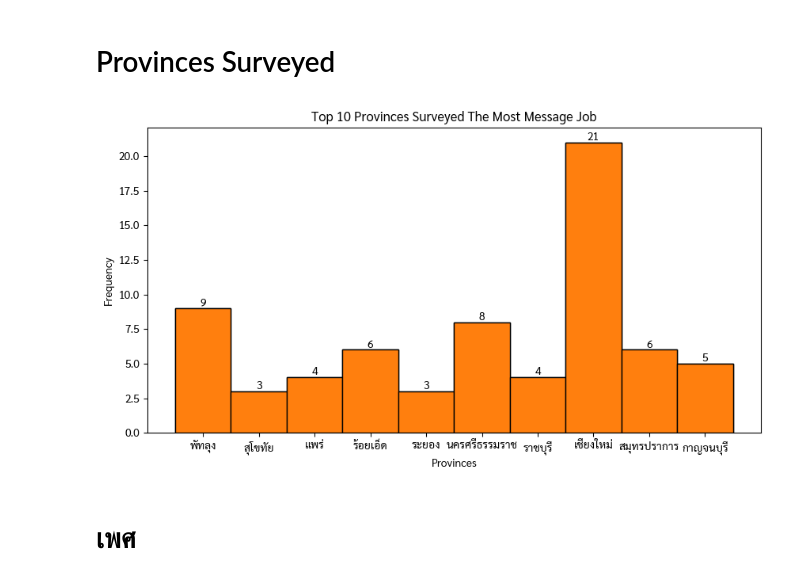
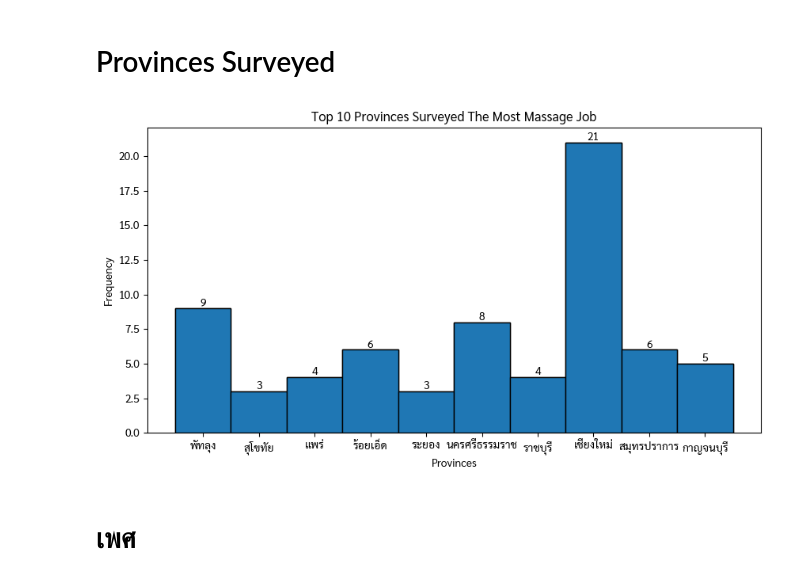
Before and after one commit to PoomTheerapat/National-Job-Survey, a Jupyter notebook: Analysis-New.ipynb, the cells around one changed output. Cells and saved outputs as stored; diff of their text form; code cells hidden in the pictures.

Commit message:
Completed Anaylze | Untrack data files

```diff
--- a/Analysis-New.ipynb
+++ b/Analysis-New.ipynb
@@ -189,30 +189,30 @@ for i in data.columns:
 # %%
 # Assuming massage is your DataFrame
 top_3_provinces = data['จังหวัดที่สำรวจ'].value_counts().nlargest(10).index
 
 plt.figure(figsize=(10, 5))
 
 # Filter the data for the top 3 provinces
 filtered_data = data[data['จังหวัดที่สำรวจ'].isin(top_3_provinces)]
 
-plt.hist(filtered_data['จังหวัดที่สำรวจ'], bins=10, edgecolor='black')  # You can adjust the number of bins as needed
+plt.hist(filtered_data['จังหวัดที่สำรวจ'], bins=10, edgecolor='black', color='blue')  # You can adjust the number of bins as needed
 plt.xlabel('Provinces')
 
 counts, bins, _ = plt.hist(filtered_data['จังหวัดที่สำรวจ'], bins=10, edgecolor='black')
 
 # Calculate midpoints of each bin
 midpoints = (bins[:-1] + bins[1:]) / 2
 plt.xticks(midpoints)  # Set x-ticks at midpoints
 plt.ylabel('Frequency')
-plt.title('Top 10 Provinces Surveyed The Most Message Job')
+plt.title('Top 10 Provinces Surveyed The Most Massage Job')
 
 # Add text annotations on top of each bar
 for count, x in zip(counts, midpoints):
     plt.text(x, count, str(int(count)), ha='center', va='bottom')
 
 plt.show()
 # %% [output]
-[figure, old version]
+[figure, new version]
 # %% [markdown]
 # เพศ
 # %%
```
Also changed, not shown: parts of 50 cells of this notebook, 5 other files.
